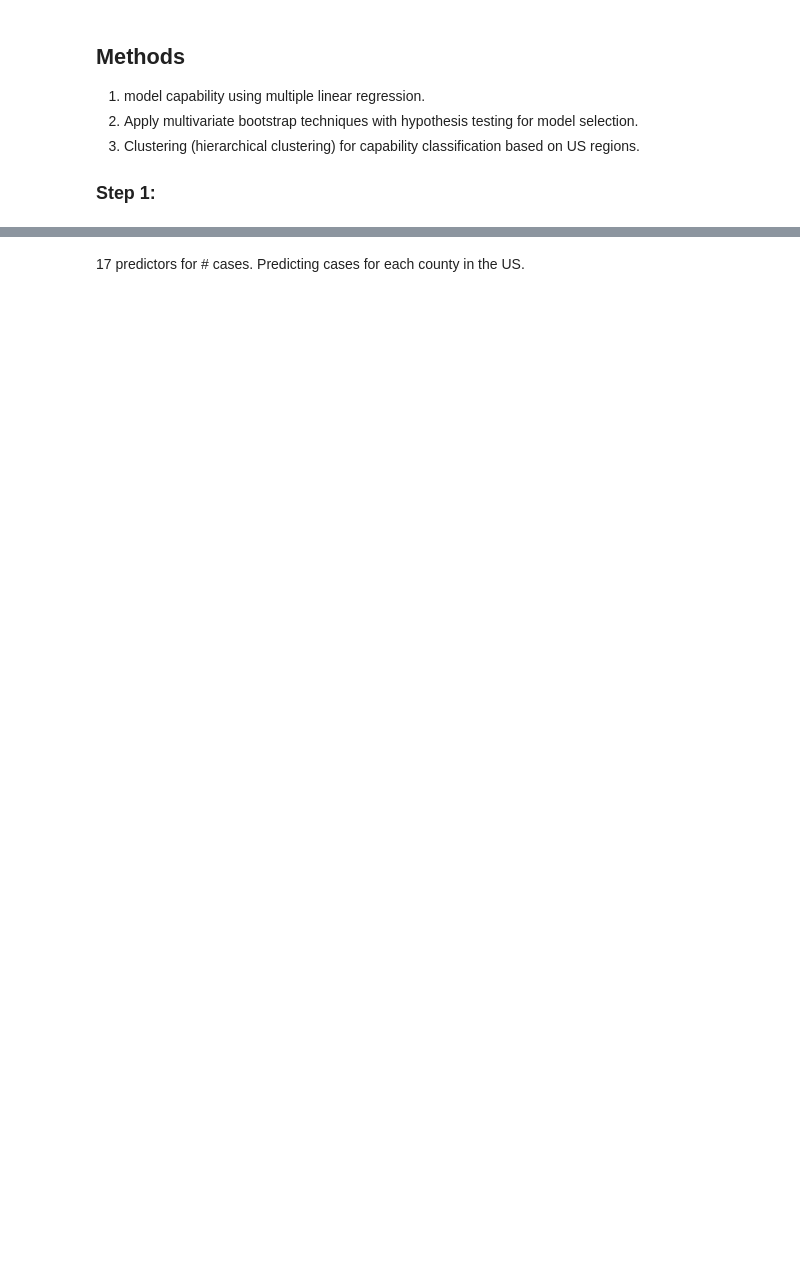
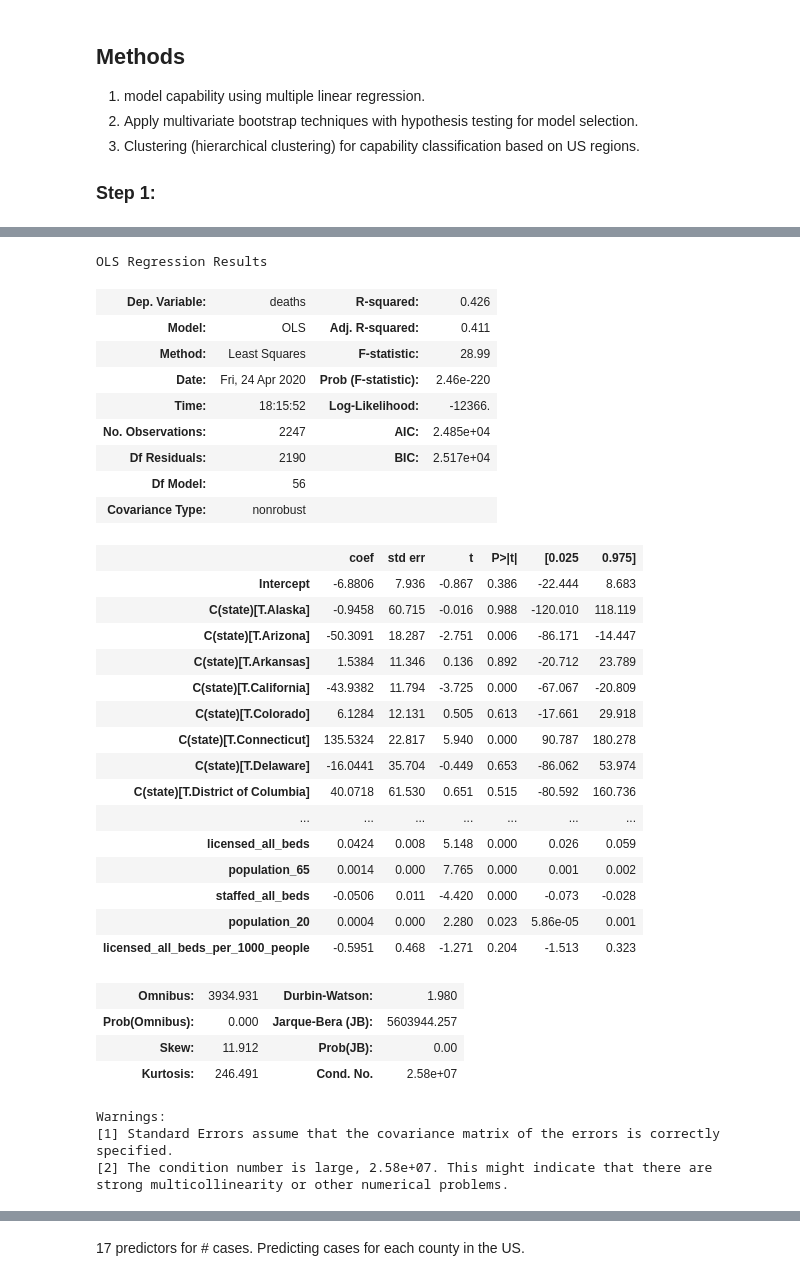
Before and after one commit to tiffttu/BINF_final, a Jupyter notebook: final_project.ipynb, the cells around one changed output, grey strips where cells are left out. Saved outputs shown, nothing was run; the diff lists cells and outputs as text; code cells hidden in the pictures; blank space fills up the shorter version.

```diff
--- a/final_project.ipynb
+++ b/final_project.ipynb
@@ -111,0 +206,39 @@ def clean_dataset(df):
+# %%
+#with state - death
+fit = ols('deaths ~ C(state) + population + licensed_all_beds + population_65 + staffed_all_beds + population_20 + licensed_all_beds_per_1000_people', data = data_final).fit()
+fit.summary()
+# %% [output]
+OLS Regression Results
+| Dep. Variable: | deaths | R-squared: | 0.426 |
+| Model: | OLS | Adj. R-squared: | 0.411 |
+| Method: | Least Squares | F-statistic: | 28.99 |
+| Date: | Fri, 24 Apr 2020 | Prob (F-statistic): | 2.46e-220 |
+| Time: | 18:15:52 | Log-Likelihood: | -12366. |
+| No. Observations: | 2247 | AIC: | 2.485e+04 |
+| Df Residuals: | 2190 | BIC: | 2.517e+04 |
+| Df Model: | 56 |  |  |
+| Covariance Type: | nonrobust |  |  |
+|  | coef | std err | t | P>|t| | [0.025 | 0.975] |
+| Intercept | -6.8806 | 7.936 | -0.867 | 0.386 | -22.444 | 8.683 |
+| C(state)[T.Alaska] | -0.9458 | 60.715 | -0.016 | 0.988 | -120.010 | 118.119 |
+| C(state)[T.Arizona] | -50.3091 | 18.287 | -2.751 | 0.006 | -86.171 | -14.447 |
+| C(state)[T.Arkansas] | 1.5384 | 11.346 | 0.136 | 0.892 | -20.712 | 23.789 |
+| C(state)[T.California] | -43.9382 | 11.794 | -3.725 | 0.000 | -67.067 | -20.809 |
+| C(state)[T.Colorado] | 6.1284 | 12.131 | 0.505 | 0.613 | -17.661 | 29.918 |
+| C(state)[T.Connecticut] | 135.5324 | 22.817 | 5.940 | 0.000 | 90.787 | 180.278 |
+| C(state)[T.Delaware] | -16.0441 | 35.704 | -0.449 | 0.653 | -86.062 | 53.974 |
+| C(state)[T.District of Columbia] | 40.0718 | 61.530 | 0.651 | 0.515 | -80.592 | 160.736 |
+| ... | ... | ... | ... | ... | ... | ... |
+| licensed_all_beds | 0.0424 | 0.008 | 5.148 | 0.000 | 0.026 | 0.059 |
+| population_65 | 0.0014 | 0.000 | 7.765 | 0.000 | 0.001 | 0.002 |
+| staffed_all_beds | -0.0506 | 0.011 | -4.420 | 0.000 | -0.073 | -0.028 |
+| population_20 | 0.0004 | 0.000 | 2.280 | 0.023 | 5.86e-05 | 0.001 |
+| licensed_all_beds_per_1000_people | -0.5951 | 0.468 | -1.271 | 0.204 | -1.513 | 0.323 |
+| Omnibus: | 3934.931 | Durbin-Watson: | 1.980 |
+| Prob(Omnibus): | 0.000 | Jarque-Bera (JB): | 5603944.257 |
+| Skew: | 11.912 | Prob(JB): | 0.00 |
+| Kurtosis: | 246.491 | Cond. No. | 2.58e+07 |
+Warnings:
+[1] Standard Errors assume that the covariance matrix of the errors is correctly specified.
+[2] The condition number is large, 2.58e+07. This might indicate that there are
+strong multicollinearity or other numerical problems.
```
Also changed, not shown: parts of 8 cells of this notebook, 1 other file.
